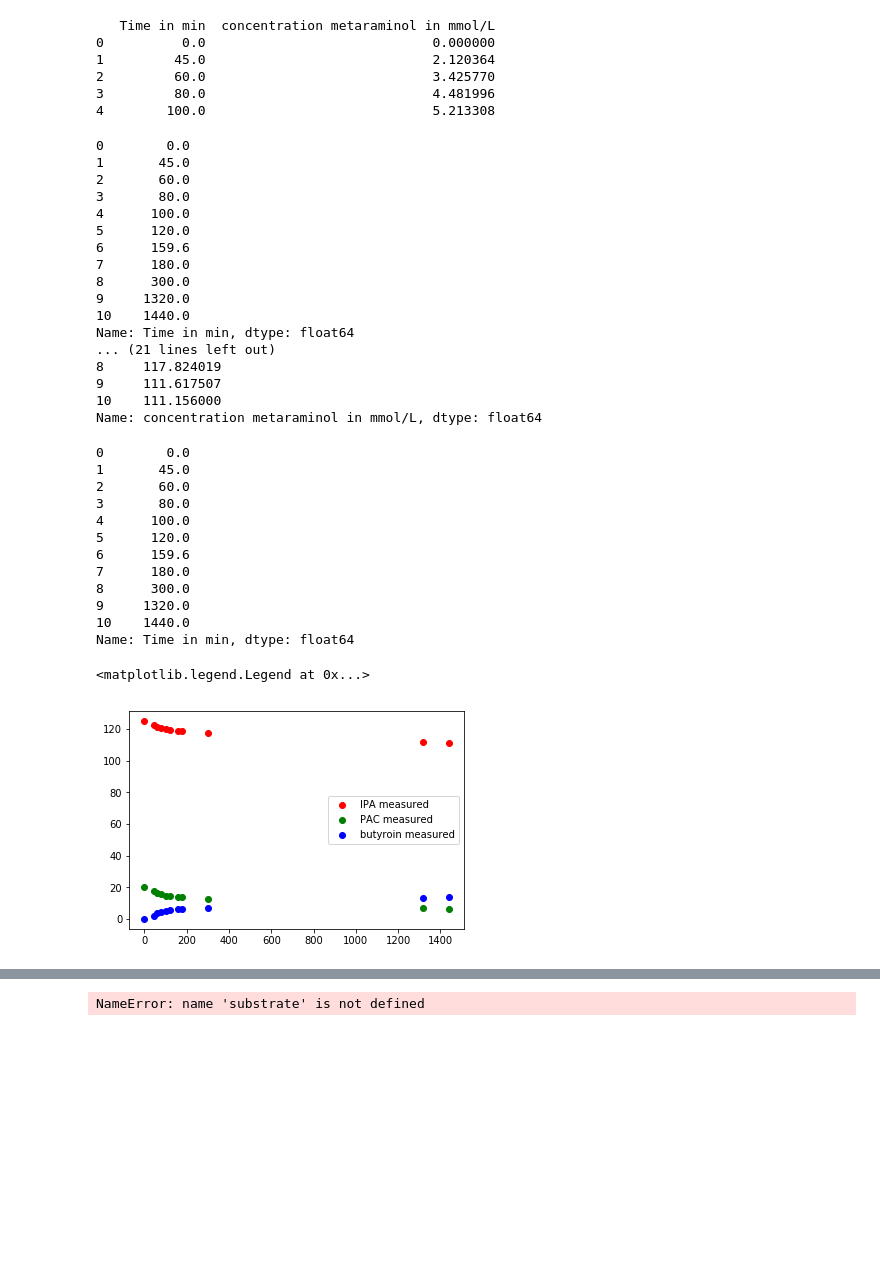
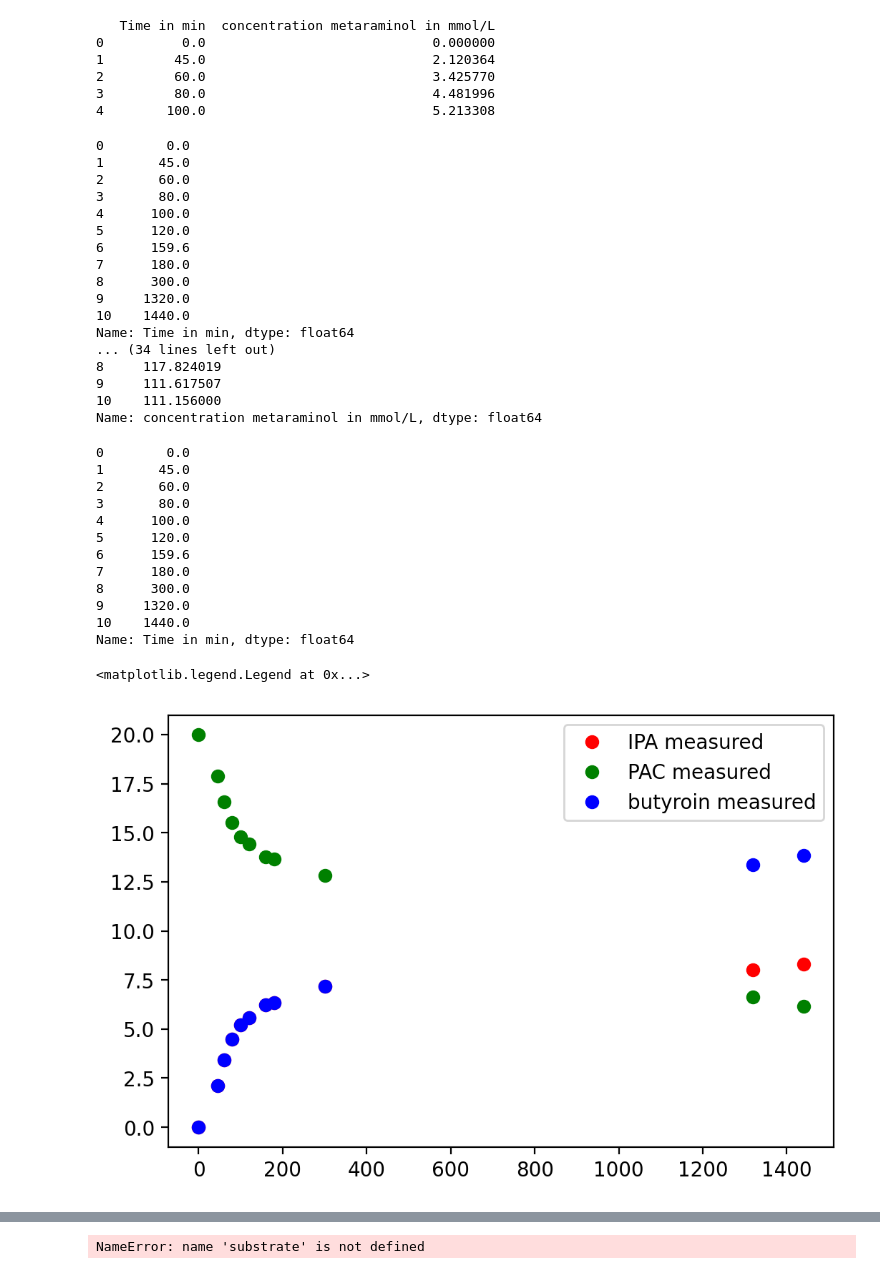
Before and after one commit to BioCatHub/wt_modeling, a Jupyter notebook: Drafts/Metaraminolsynthesis/metaraminolsynthese.ipynb, the cells around one changed output, grey strips where cells are left out. Drawn from its saved outputs; the diff is of its cells as text; code cells hidden in the pictures; blank space fills up the shorter version.

```diff
--- a/Drafts/Metaraminolsynthesis/metaraminolsynthese.ipynb
+++ b/Drafts/Metaraminolsynthesis/metaraminolsynthese.ipynb
@@ -34,13 +34,34 @@ substrate_PAC_sliced = []
 substrate_IPA_sliced = []
 product_sliced = []
 time_sliced = []
-for i in range(6):
+for i in range(8):
     substrate_PAC_sliced.append(substrate_PAC[i])
     substrate_IPA_sliced.append(substrate_IPA[i])
     time_sliced.append(time[i])
     product_sliced.append(product[i])
 
-print(substrate_PAC_sliced, substrate_IPA_sliced, time_sliced)
+#print(substrate_PAC_sliced, substrate_IPA_sliced, time_sliced)
+
+
+# Corrected concentrations
+
+substrate_PAC_corrected = []
+product_corrected = []
+product_converted = np.ndarray.tolist(np.array(product))
+product_corrected = []
+for i in product_converted:
+    if product_converted.index(i) < 9:
+        product_corrected.append(i)
+    elif product_converted.index(i) >= 8:
+        value = i*0.6
+        product_corrected.append(value)
+
+product_array_corrected = np.array(product_corrected)
+print(product_array_corrected)
+
+substrate_PAC_corrected = np.subtract(20,product_array_corrected)
+substrate_IPA = np.subtract(125, product)
+print(time)
 
 
 
@@ -59,7 +80,7 @@ print(substrate_IPA)
 9     1320.0
 10    1440.0
 Name: Time in min, dtype: float64
-... (21 lines left out)
+... (34 lines left out)
 8     117.824019
 9     111.617507
 10    111.156000
@@ -67,30 +88,30 @@ Name: concentration metaraminol in mmol/L, dtype: float64
 # %%
 time = df["Time in min"]
 product = df["concentration metaraminol in mmol/L"]
 
 print(time)
 
 fix, ax = plt.subplots()
 
-ax.plot(time, substrate_IPA, label="IPA measured", color="red", linestyle="", marker="o")
+ax.plot(time, product_array_corrected, label="IPA measured", color="red", linestyle="", marker="o")
 ax.plot(time, substrate_PAC, label="PAC measured", color="green", linestyle="", marker="o")
 ax.plot(time, product, label="butyroin measured", color="blue", linestyle="", marker="o")
 ax.legend()
 # %% [output]
 0        0.0
 1       45.0
 2       60.0
 3       80.0
 4      100.0
 5      120.0
 6      159.6
 7      180.0
 8      300.0
 9     1320.0
 10    1440.0
 Name: Time in min, dtype: float64
 <matplotlib.legend.Legend at 0x...>
-[figure, old version]
+[figure, new version]
 # %% [markdown]
 # Metaraminol synthesis
 
```
Also changed, not shown: parts of 2 cells of this notebook.
